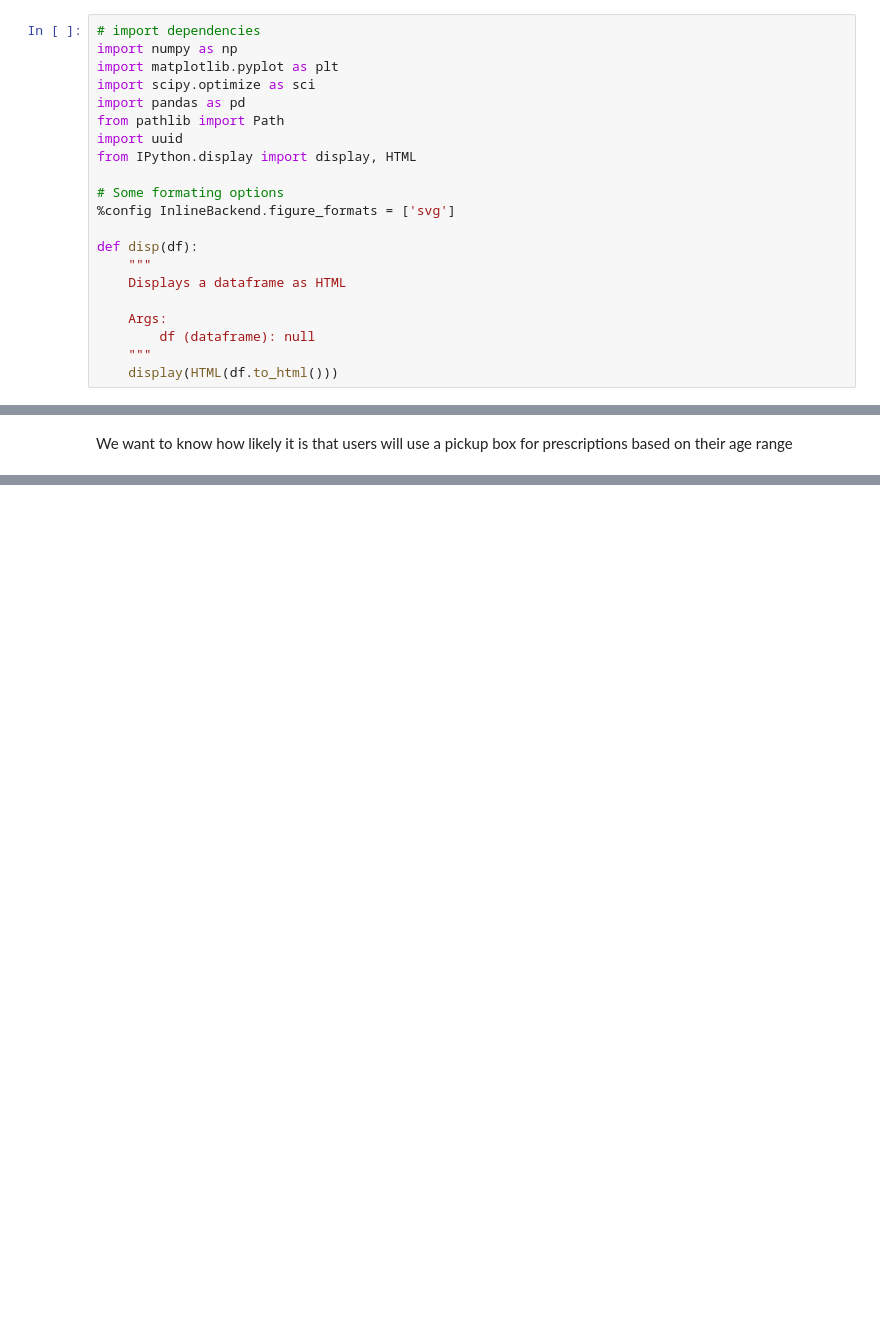
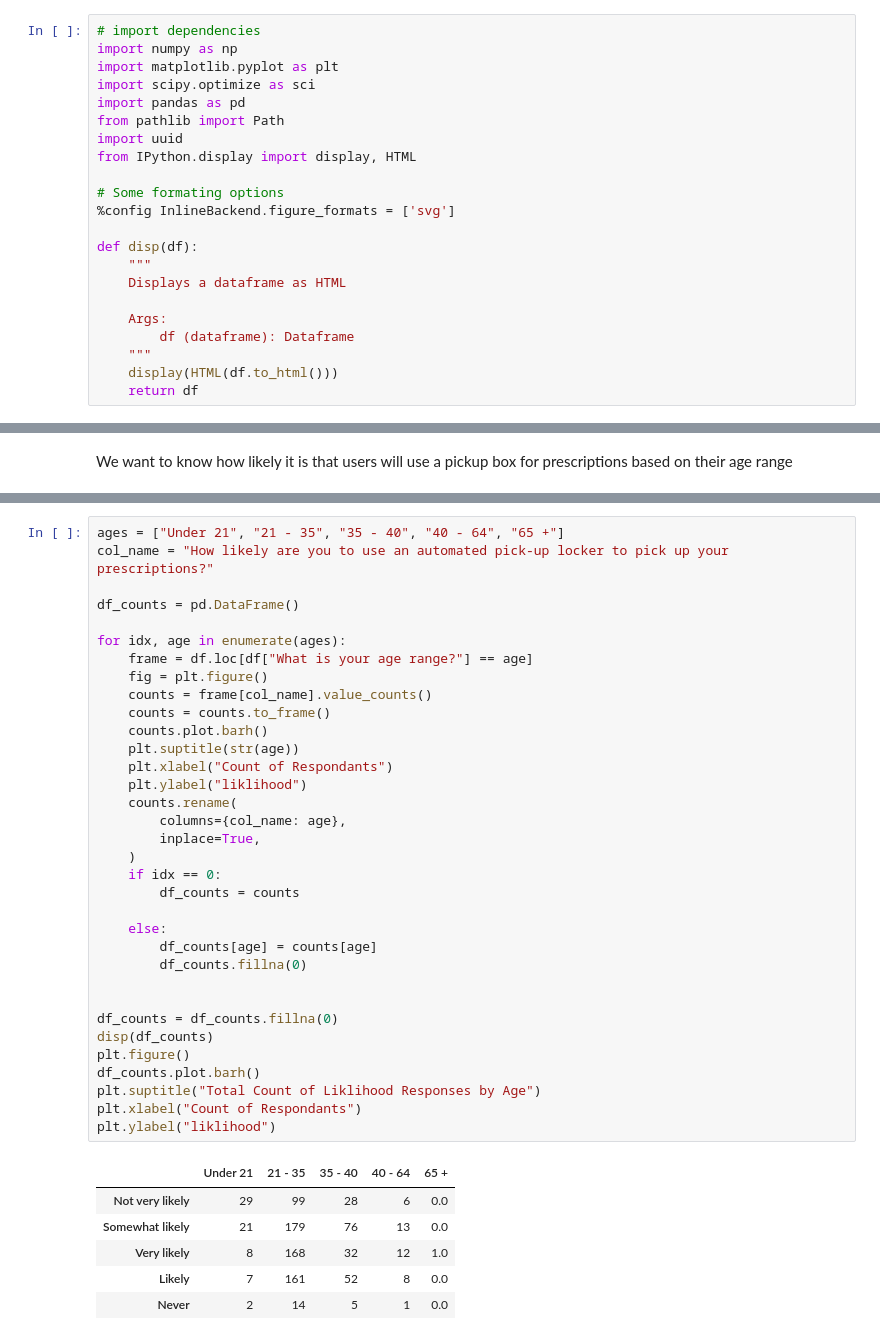
Before and after one commit to pharma-box/science, a Jupyter notebook: survey-analysis/patient-analysis.ipynb, the cells around one changed output, grey strips where cells are left out. Drawn from its saved outputs; the diff is of its cells as text; blank space fills up the shorter version.

```diff
--- a/survey-analysis/patient-analysis.ipynb
+++ b/survey-analysis/patient-analysis.ipynb
@@ -29,9 +29,10 @@ def disp(df):
     Displays a dataframe as HTML
 
     Args:
-        df (dataframe): null
+        df (dataframe): Dataframe
     """
     display(HTML(df.to_html()))
+    return df
 # %% [markdown]
 Load patient survery data into dataframe
 # %%
@@ -69,0 +43,41 @@ for idx, frame in enumerate(df_ages):
+# %%
+ages = ["Under 21", "21 - 35", "35 - 40", "40 - 64", "65 +"]
+col_name = "How likely are you to use an automated pick-up locker to pick up your prescriptions?"
+
+df_counts = pd.DataFrame()
+
+for idx, age in enumerate(ages):
+    frame = df.loc[df["What is your age range?"] == age]
+    fig = plt.figure()
+    counts = frame[col_name].value_counts()
+    counts = counts.to_frame()
+    counts.plot.barh()
+    plt.suptitle(str(age))
+    plt.xlabel("Count of Respondants")
+    plt.ylabel("liklihood")
+    counts.rename(
+        columns={col_name: age},
+        inplace=True,
+    )
+    if idx == 0:
+        df_counts = counts
+
+    else:
+        df_counts[age] = counts[age]
+        df_counts.fillna(0)
+
+
+df_counts = df_counts.fillna(0)
+disp(df_counts)
+plt.figure()
+df_counts.plot.barh()
+plt.suptitle("Total Count of Liklihood Responses by Age")
+plt.xlabel("Count of Respondants")
+plt.ylabel("liklihood")
+# %% [output]
+|  | Under 21 | 21 - 35 | 35 - 40 | 40 - 64 | 65 + |
+| Not very likely | 29 | 99 | 28 | 6 | 0.0 |
+| Somewhat likely | 21 | 179 | 76 | 13 | 0.0 |
+| Very likely | 8 | 168 | 32 | 12 | 1.0 |
+| Likely | 7 | 161 | 52 | 8 | 0.0 |
+| Never | 2 | 14 | 5 | 1 | 0.0 |
```
Also changed, not shown: parts of 2 cells of this notebook.
